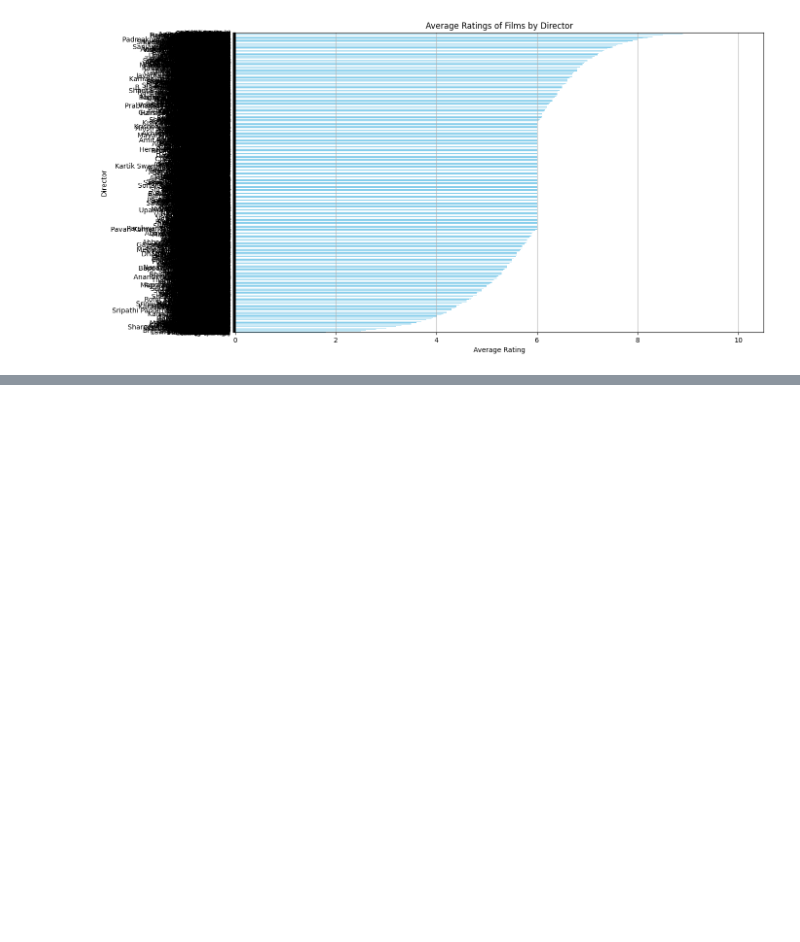
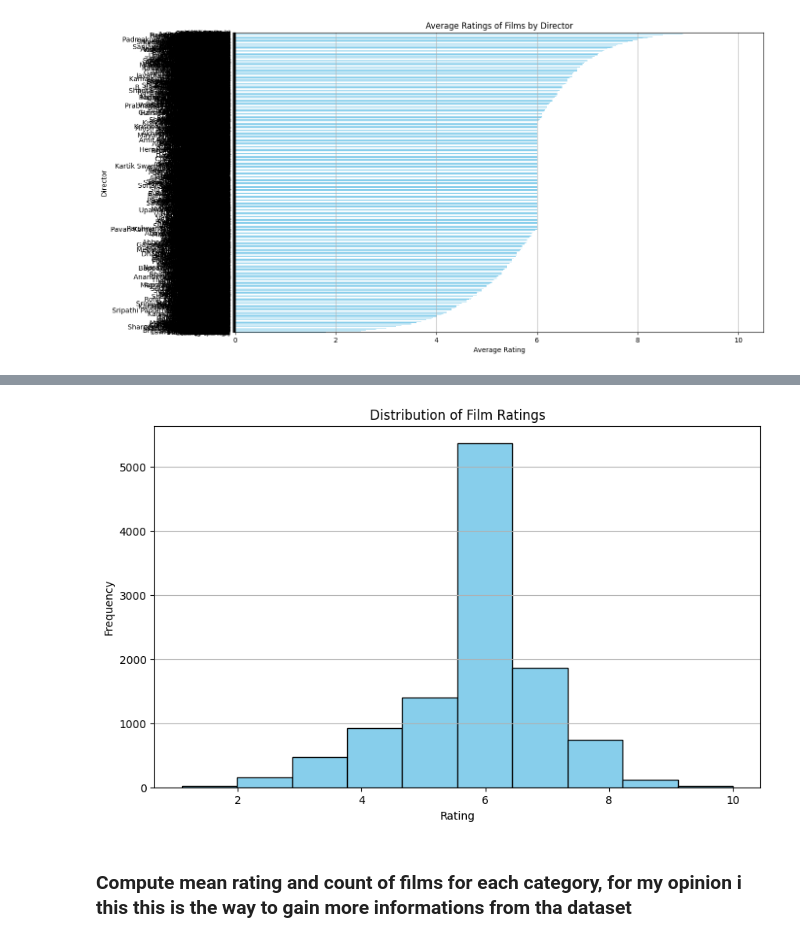
Before and after one commit to Ayoub-Elkhaiari/CODSOFT, a Jupyter notebook: Task 2/imbd.ipynb, the cells around one changed output, grey strips where cells are left out. Saved outputs shown, nothing was run; the diff lists cells and outputs as text; code cells hidden in the pictures; blank space fills up the shorter version.

```diff
--- a/Task 2/imbd.ipynb
+++ b/Task 2/imbd.ipynb
@@ -250,0 +273,12 @@ plt.show()
+# %%
+plt.figure(figsize=(10, 6))
+plt.hist(df['Rating'], bins=10, color='skyblue', edgecolor='black')
+plt.xlabel('Rating')
+plt.ylabel('Frequency')
+plt.title('Distribution of Film Ratings')
+plt.grid(axis='y')
+plt.show()
+# %% [output]
+[figure, added]
+# %% [markdown]
+### Compute mean rating and count of films for each category, for my opinion i this this is the way to gain  more informations from tha dataset
```
Also changed, not shown: parts of 15 cells of this notebook.
